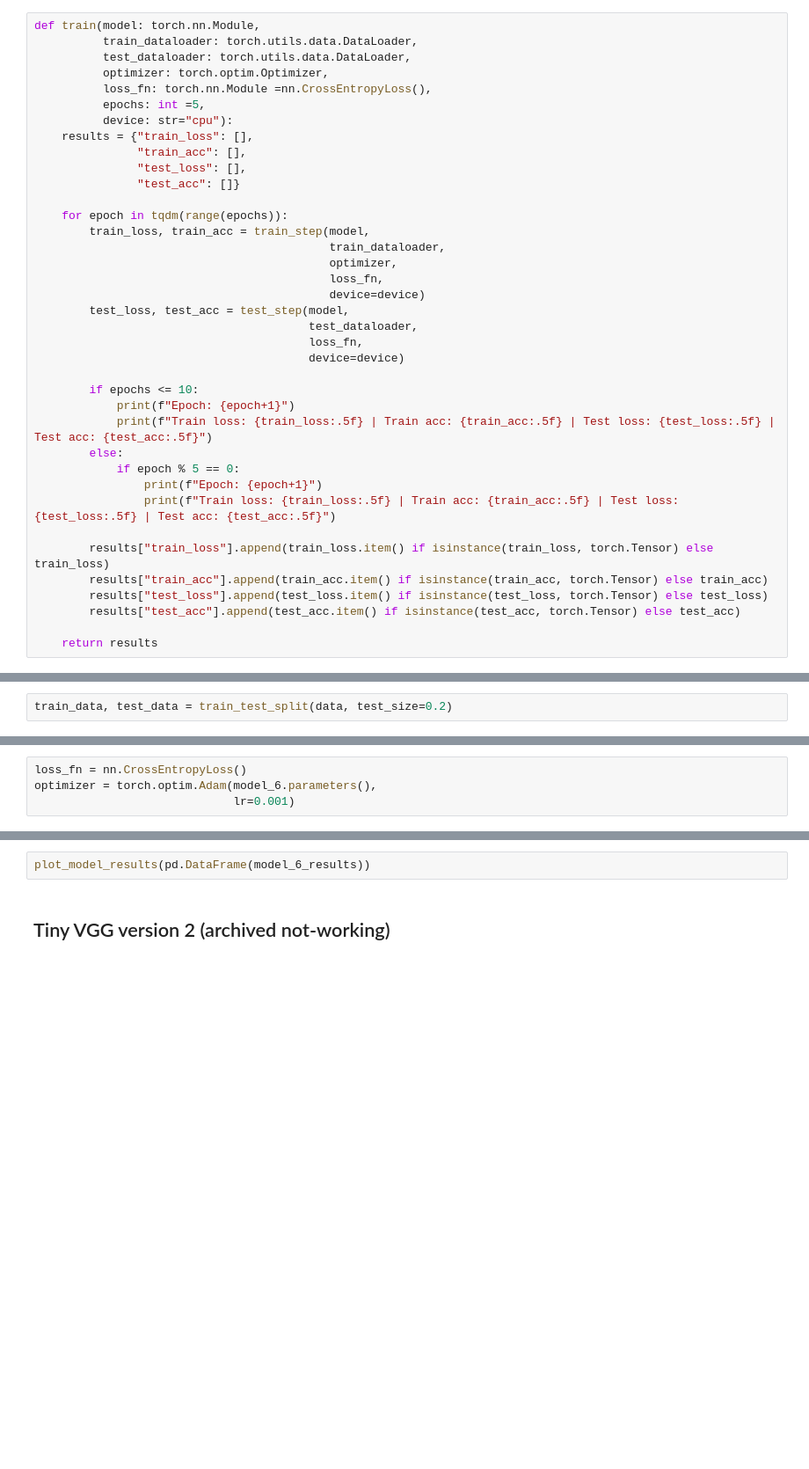
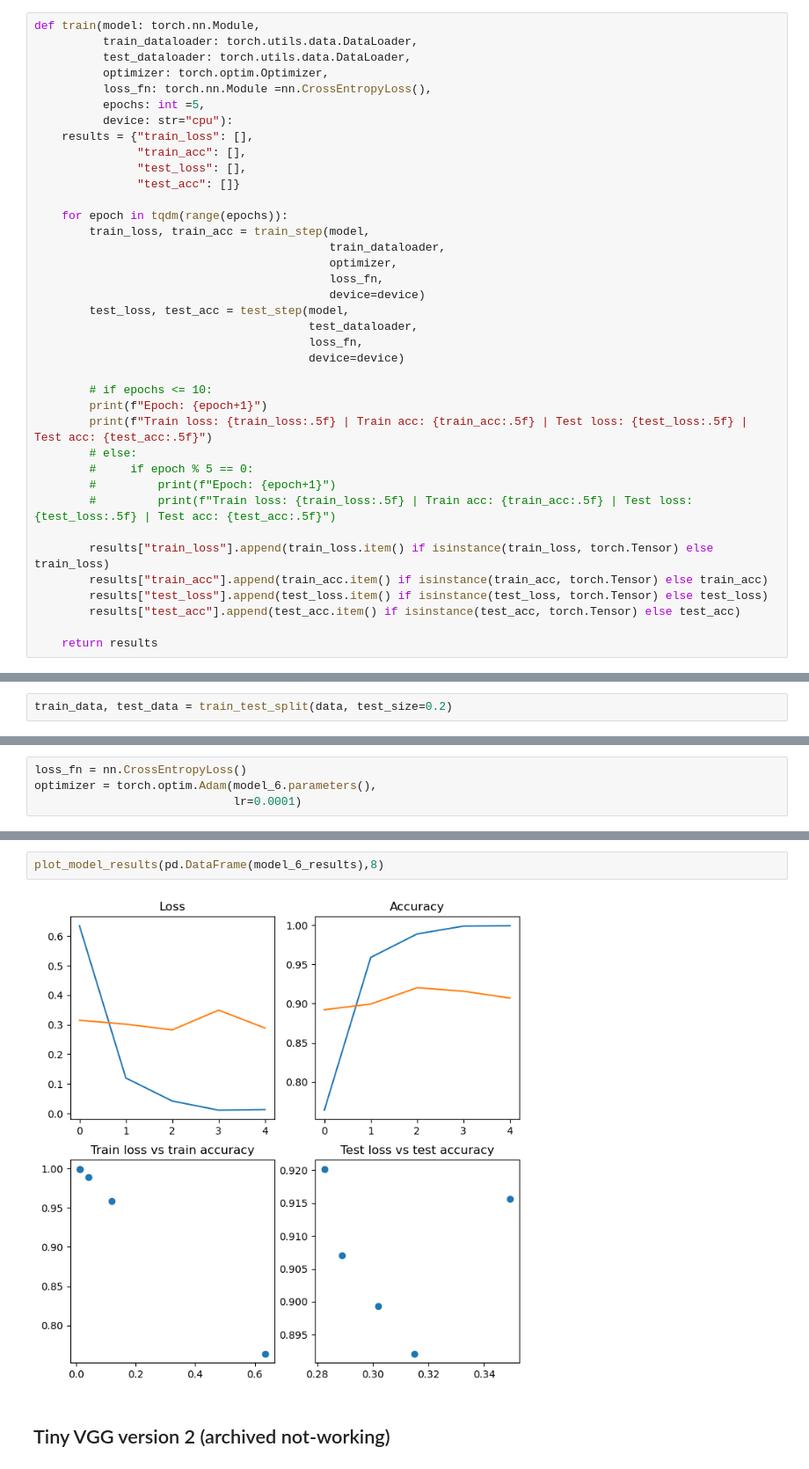
Before and after one commit to neddanedda/PyTorch_course, a Jupyter notebook: Flowers_five_classes.ipynb, the cells around one changed output, grey strips where cells are left out. Shown at 88% size. Drawn from its saved outputs; the diff is of its cells as text; blank space fills up the shorter version.

```diff
--- a/Flowers_five_classes.ipynb
+++ b/Flowers_five_classes.ipynb
@@ -170,13 +160,13 @@ def train(model: torch.nn.Module,
                                         loss_fn,
                                         device=device)
 
-        if epochs <= 10:
-            print(f"Epoch: {epoch+1}")
-            print(f"Train loss: {train_loss:.5f} | Train acc: {train_acc:.5f} | Test loss: {test_loss:.5f} | Test acc: {test_acc:.5f}")
-        else:
-            if epoch % 5 == 0:
-                print(f"Epoch: {epoch+1}")
-                print(f"Train loss: {train_loss:.5f} | Train acc: {train_acc:.5f} | Test loss: {test_loss:.5f} | Test acc: {test_acc:.5f}")
+        # if epochs <= 10:
+        print(f"Epoch: {epoch+1}")
+        print(f"Train loss: {train_loss:.5f} | Train acc: {train_acc:.5f} | Test loss: {test_loss:.5f} | Test acc: {test_acc:.5f}")
+        # else:
+        #     if epoch % 5 == 0:
+        #         print(f"Epoch: {epoch+1}")
+        #         print(f"Train loss: {train_loss:.5f} | Train acc: {train_acc:.5f} | Test loss: {test_loss:.5f} | Test acc: {test_acc:.5f}")
 
         results["train_loss"].append(train_loss.item() if isinstance(train_loss, torch.Tensor) else train_loss)
         results["train_acc"].append(train_acc.item() if isinstance(train_acc, torch.Tensor) else train_acc)
@@ -1358,4 +1350,4 @@ len(train_dataloader)
 # %%
 loss_fn = nn.CrossEntropyLoss()
 optimizer = torch.optim.Adam(model_6.parameters(),
-                             lr=0.001)
+                             lr=0.0001)
@@ -1372,5 +1391,7 @@ print((m6_end_time-m6_start_time)/60)
 # %%
-plot_model_results(pd.DataFrame(model_6_results))
+plot_model_results(pd.DataFrame(model_6_results),8)
+# %% [output]
+[figure, added]
 # %% [markdown]
 ## Tiny VGG version 2 (archived not-working)
 # %%
```
Also changed, not shown: parts of 12 cells of this notebook.
